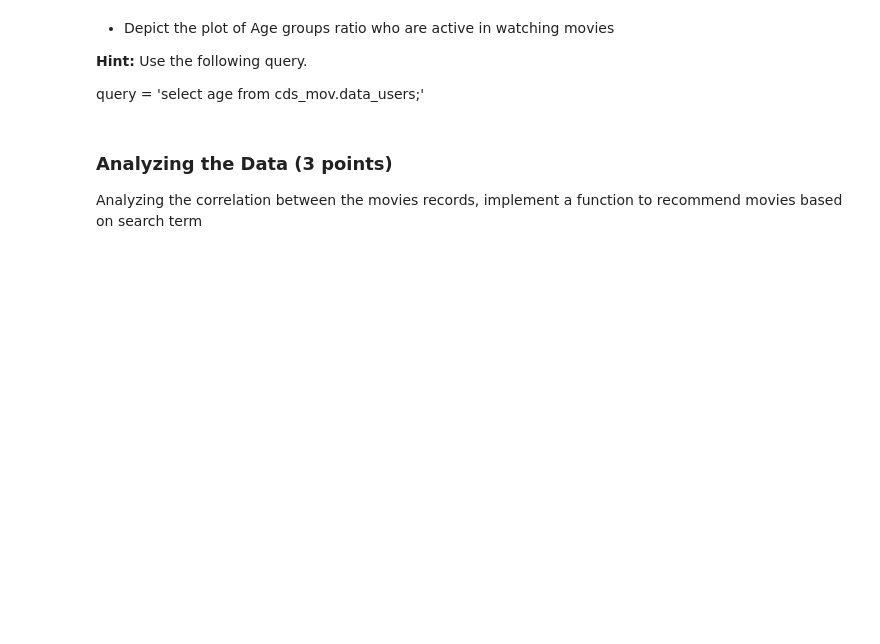
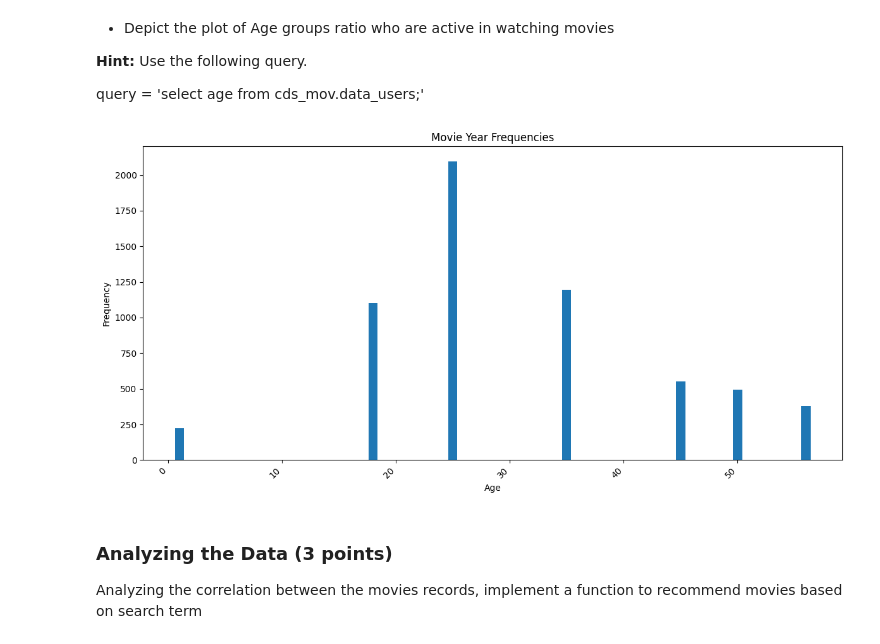
Before and after one commit to madhavamk/computational-data-science, a Jupyter notebook: MiniProjects/M7_NB_MiniProject_1_Movielens_Cassandra.ipynb, the cells around one changed output. Drawn from its saved outputs; the diff is of its cells as text; code cells hidden in the pictures; blank space fills up the shorter version.

```diff
--- a/MiniProjects/M7_NB_MiniProject_1_Movielens_Cassandra.ipynb
+++ b/MiniProjects/M7_NB_MiniProject_1_Movielens_Cassandra.ipynb
@@ -415,3 +479,31 @@ query = 'select age from cds_mov.data_users;'
+# %%
+# YOUR CODE HERE
+query = 'select age from movielens.data_users'
+rows = session.execute(query)
+
+# Create a dictionary to store genre frequencies
+age_frequencies = defaultdict(int)
+
+# Process each row to count genre occurrences
+for row in rows:
+    age = row.age  # Split genres based on '|' delimiter
+    age_frequencies[age] += 1
+
+# Prepare data for plotting
+ages = list(age_frequencies.keys())
+frequencies = list(age_frequencies.values())
+
+# Create the bar plot
+plt.figure(figsize=(12, 6))  # Adjust figure size as needed
+plt.bar(ages, frequencies)
+plt.xlabel("Age")
+plt.ylabel("Frequency")
+plt.title("Movie Year Frequencies")
+plt.xticks(rotation=45, ha='right')  # Rotate x-axis labels for better readability
+plt.tight_layout()  # Adjust layout to prevent labels from overlapping
+plt.show()
+# %% [output]
+[figure, added]
 # %% [markdown]
 ### Analyzing the Data (3 points)
 
```
Also changed, not shown: parts of 16 cells of this notebook.
